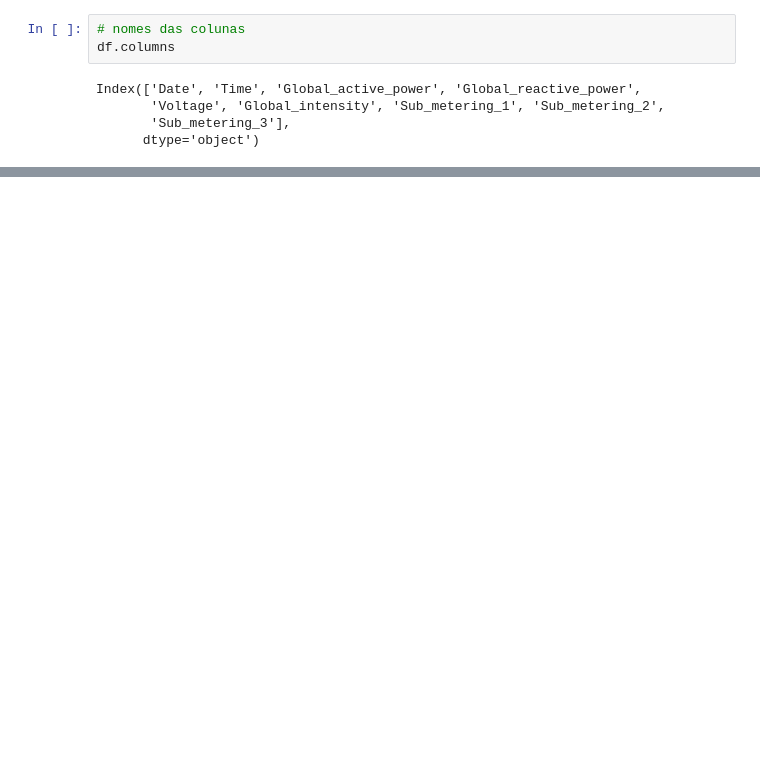
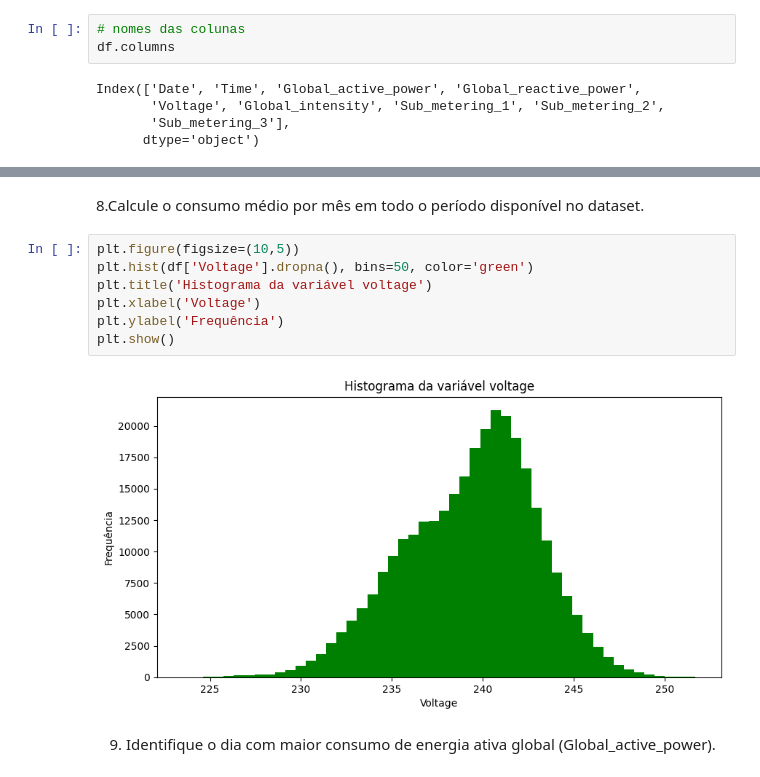
Before and after one commit to juvascoli/consumidor-energia, a Jupyter notebook: consumidorEnergia.ipynb, the cells around one changed output, grey strips where cells are left out. Saved outputs shown, nothing was run; the diff lists cells and outputs as text; blank space fills up the shorter version.

```diff
--- a/consumidorEnergia.ipynb
+++ b/consumidorEnergia.ipynb
@@ -183,0 +233,13 @@ a4.mean(), a4.median(), a4.std()
+# %% [markdown]
+8.Calcule o consumo médio por mês em todo o período disponível no dataset.
+# %%
+plt.figure(figsize=(10,5))
+plt.hist(df['Voltage'].dropna(), bins=50, color='green')
+plt.title('Histograma da variável voltage')
+plt.xlabel('Voltage')
+plt.ylabel('Frequência')
+plt.show()
+# %% [output]
+[figure, added]
+# %% [markdown]
+9. Identifique o dia com maior consumo de energia ativa global (Global_active_power).
```
Also changed, not shown: parts of 116 cells of this notebook.
